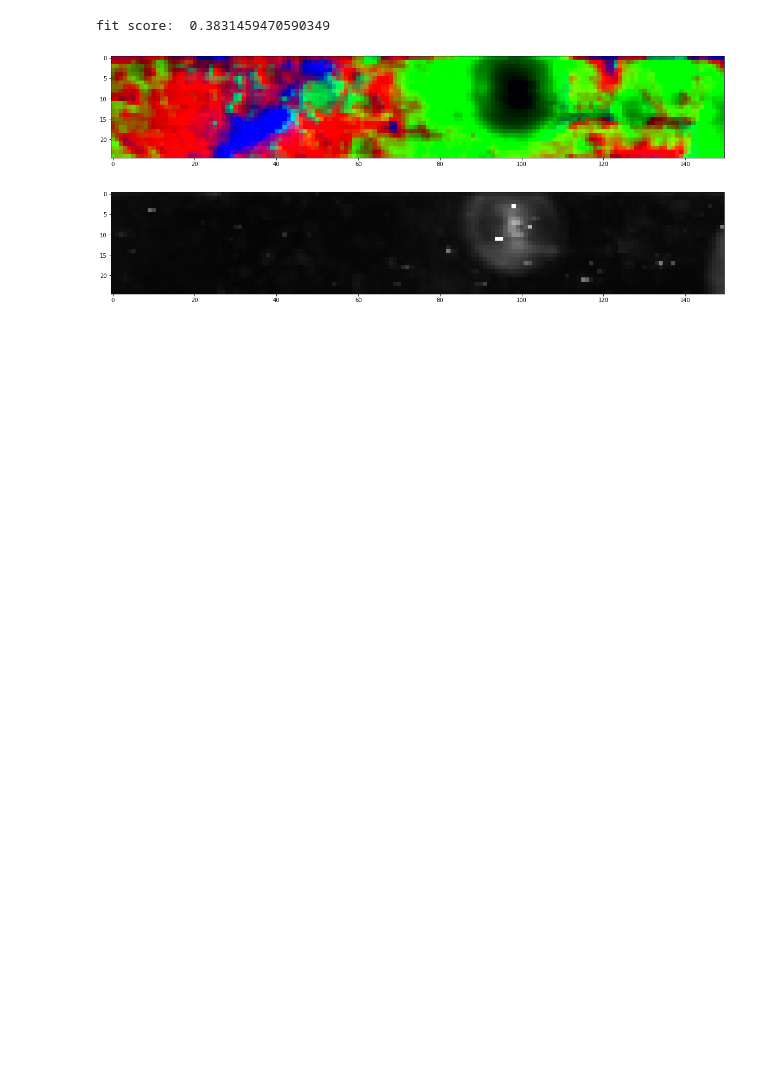
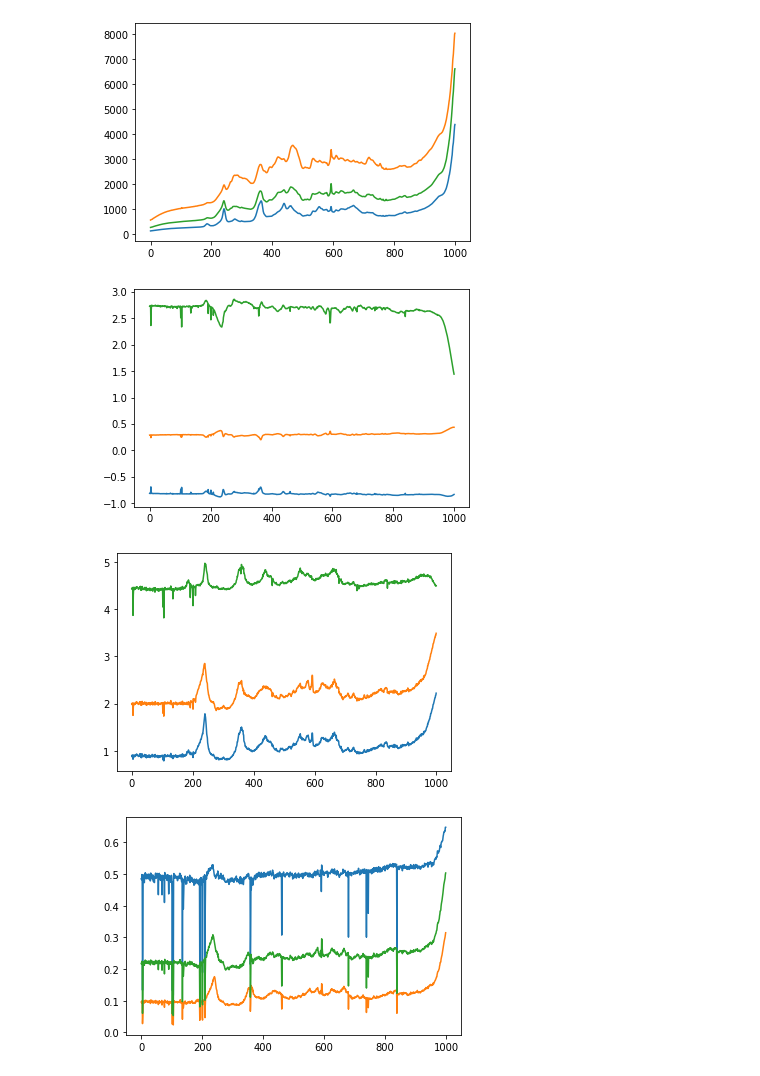
Before and after one commit to jjgsherwood/Bacholar_Thesis, a Jupyter notebook: cross_validation_PCA.ipynb, the cells around one changed output. Saved outputs shown, nothing was run; the diff lists cells and outputs as text; code cells hidden in the pictures; blank space fills up the shorter version.

```diff
--- a/cross_validation_PCA.ipynb
+++ b/cross_validation_PCA.ipynb
@@ -82,12 +109,13 @@ class ReferenceVectorClassifierPCA(BaseEstimator):
         old_mask = np.zeros((X.shape[0], self.kwargs['n_clusters']), dtype=bool)
         mask = np.ones((X.shape[0], self.kwargs['n_clusters']), dtype=bool)
         while np.abs(old_mask ^ mask).sum():
-            RCA_vector, error = list(zip(*[optimize.nnls(self.reference_spectra_.T * mask[i], X[i,:]) for i in range(X.shape[0])]))
-            RCA_vector = np.array(RCA_vector)
+            RCA_vector = np.array([optimize.nnls(self.reference_spectra_.T * mask[i], X[i,:])[0] for i in range(X.shape[0])])
             old_mask, mask = mask, (RCA_vector.T / RCA_vector.sum(axis=1)).T >= self.kwargs['min_weight']
 
-        self.error = np.array(error) / X.mean(axis=1)
         return RCA_vector
+
+    def get_reference_vectors(self):
+        return self.reference_spectra_
 
     def get_params(self, deep=False):
         return self.kwargs
@@ -97,10 +125,3 @@ class ReferenceVectorClassifierPCA(BaseEstimator):
         self.pca_kwargs.update({k:v  for k,v in kwargs.items() if k in list(inspect.signature(decomposition.PCA).parameters.keys())})
         self.k_means_kwargs.update({k:v  for k,v in kwargs.items() if k in list(inspect.signature(cluster.KMeans).parameters.keys())})
         return self
-
-    def score(self, X):
-        """
-        Score is 1 / error to transform a loss fucntion into a score function.
-        """
-        self.predict(X)
-        return 1 / self.error.mean()
@@ -117,3 +197,34 @@ cross_val_score:  [0.62711485 0.50432647 0.38678899 0.1707288  0.43884619]
+# %%
+################# predict on original image ###############################
+kwargs = {'n_clusters': 3,
+          'n_components': 20,
+          'min_weight': 0.05}
+rvc = ReferenceVectorClassifierPCA(**kwargs)
+
+rvc.fit(X)
+for i in rvc.get_reference_vectors():
+    plt.plot(i)
+plt.show()
+
+rvc.fit(X_Z)
+for i in rvc.get_reference_vectors():
+    plt.plot(i)
+plt.show()
+
+rvc.fit(X_Z_plus)
+for i in rvc.get_reference_vectors():
+    plt.plot(i)
+plt.show()
+
+rvc.fit(X_m)
+for i in rvc.get_reference_vectors():
+    plt.plot(i)
+plt.show()
+# %% [output]
+[figure, added]
+[figure, added]
+[figure, added]
+[figure, added]
 # %%
 ################# predict on original image ###############################
 kwargs = {'n_clusters': 3,
@@ -124,19 +235,15 @@ rvc.fit(X)
 
 RCA_vector = rvc.predict(X)
 
-print("fit score: ", 1 / rvc.error.mean())
+print("fit score: ", score_func(rvc, X))
 
 RCA_vector = np.clip(RCA_vector, a_min=0, a_max=1)
 plt.figure(figsize = (20,4))
 plt.imshow(np.swapaxes(RCA_vector.reshape((*shape_X[:2], kwargs['n_clusters'])),0,1)[:,:,:3])
 plt.show()
 plt.figure(figsize = (20,4))
-plt.imshow(rvc.error.reshape(shape_X[:2]).T, cmap='gray', vmin=0, vmax=40)
+plt.imshow(error_map(rvc, X).reshape(shape_X[:2]).T, cmap='gray', vmin=0, vmax=40)
 plt.show()
-# %% [output]
-fit score:  0.3831459470590349
-[figure, removed]
-[figure, removed]
 # %%
 ################# predict on new image ###############################
 RCA_vector = rvc.predict(Y)
```
Also changed, not shown: parts of 9 cells of this notebook, 1 other file.
